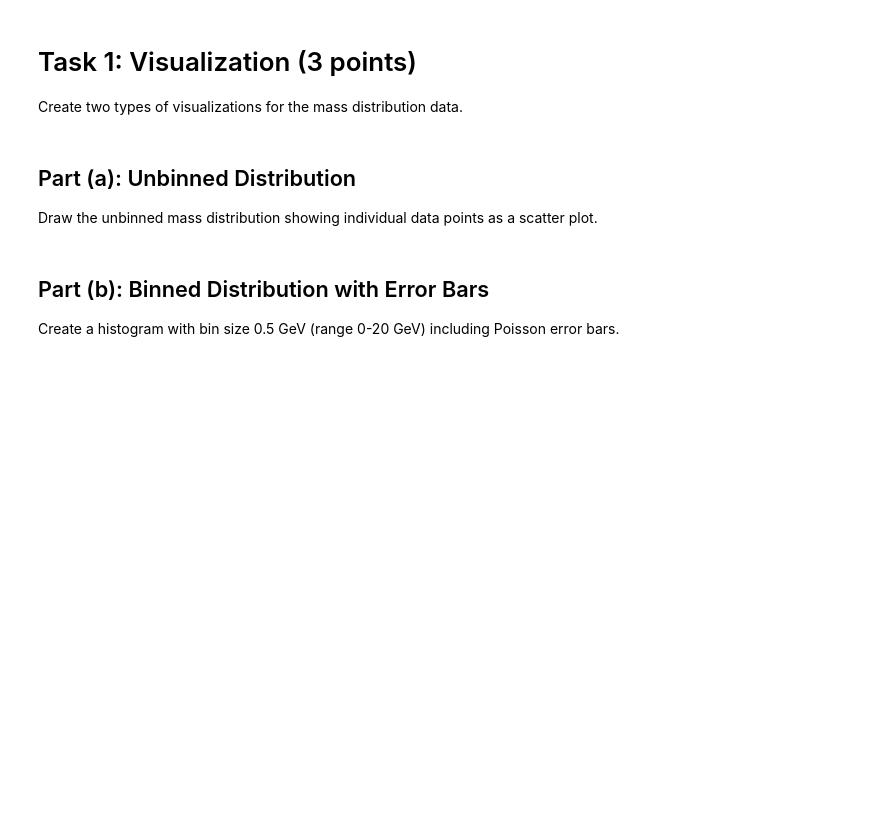
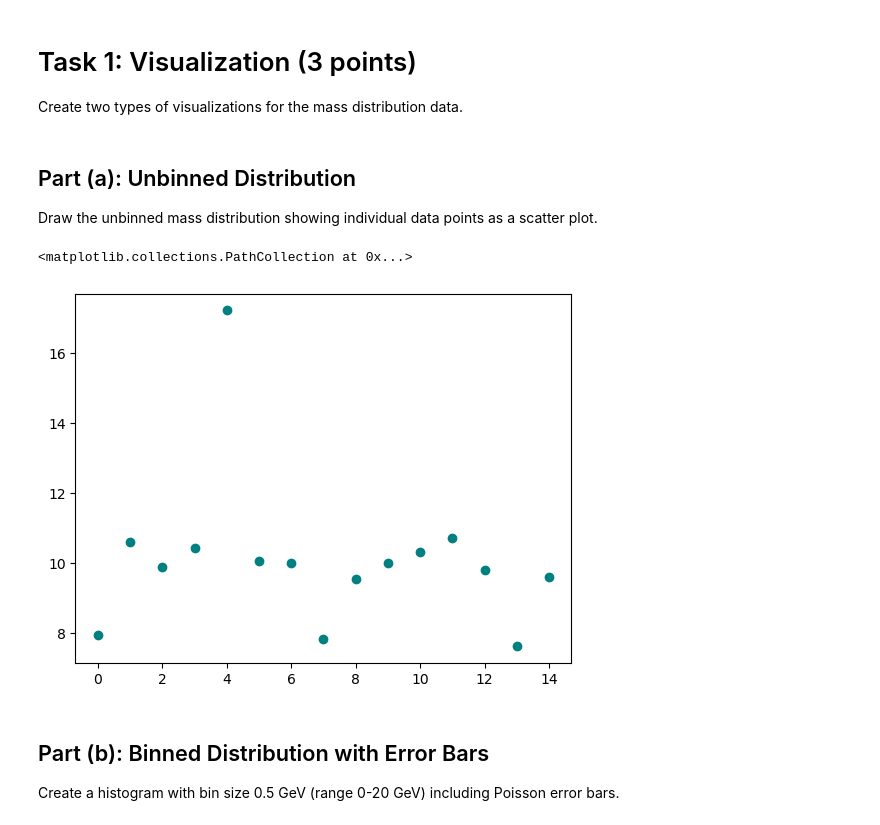
Before and after one commit to leoquintana4/Phys-434, a Jupyter notebook: PHYS 434 Lab 4.ipynb, the cells around one changed output. Drawn from its saved outputs; the diff is of its cells as text; code cells hidden in the pictures; blank space fills up the shorter version.

```diff
--- a/PHYS 434 Lab 4.ipynb
+++ b/PHYS 434 Lab 4.ipynb
@@ -40,6 +45,12 @@ Create two types of visualizations for the mass distribution data.
 Draw the unbinned mass distribution showing individual data points as a scatter plot.
 # %%
 # TODO: Create a scatter plot showing individual mass measurements
+fig, ax = plt.subplots()
+ax.scatter(range(len(mass)), mass, color='teal', label='Mass Measurments Plot')
+ax.set_xlabel('')
+# %% [output]
+<matplotlib.collections.PathCollection at 0x...>
+[figure, added]
 # %% [markdown]
 ## Part (b): Binned Distribution with Error Bars
 
```
Also changed, not shown: parts of 10 cells of this notebook, 1 other file.
